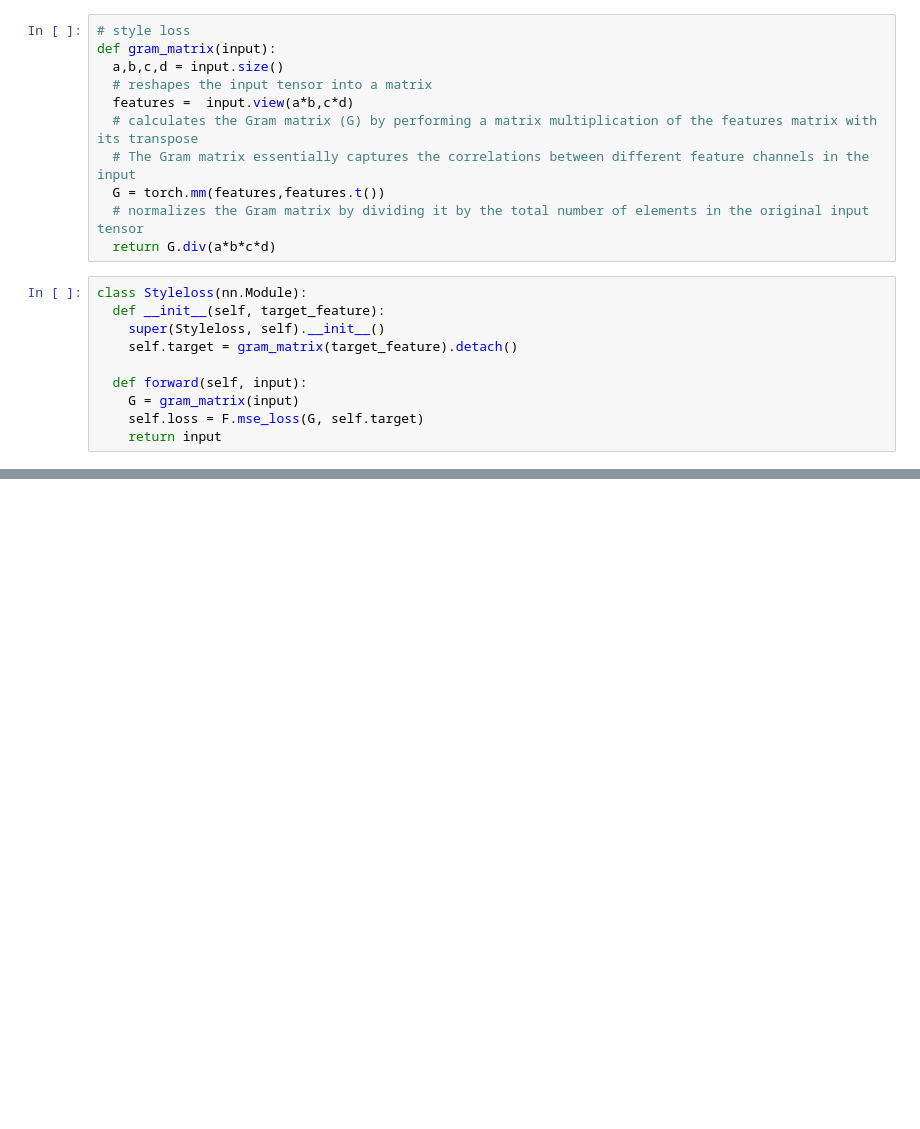
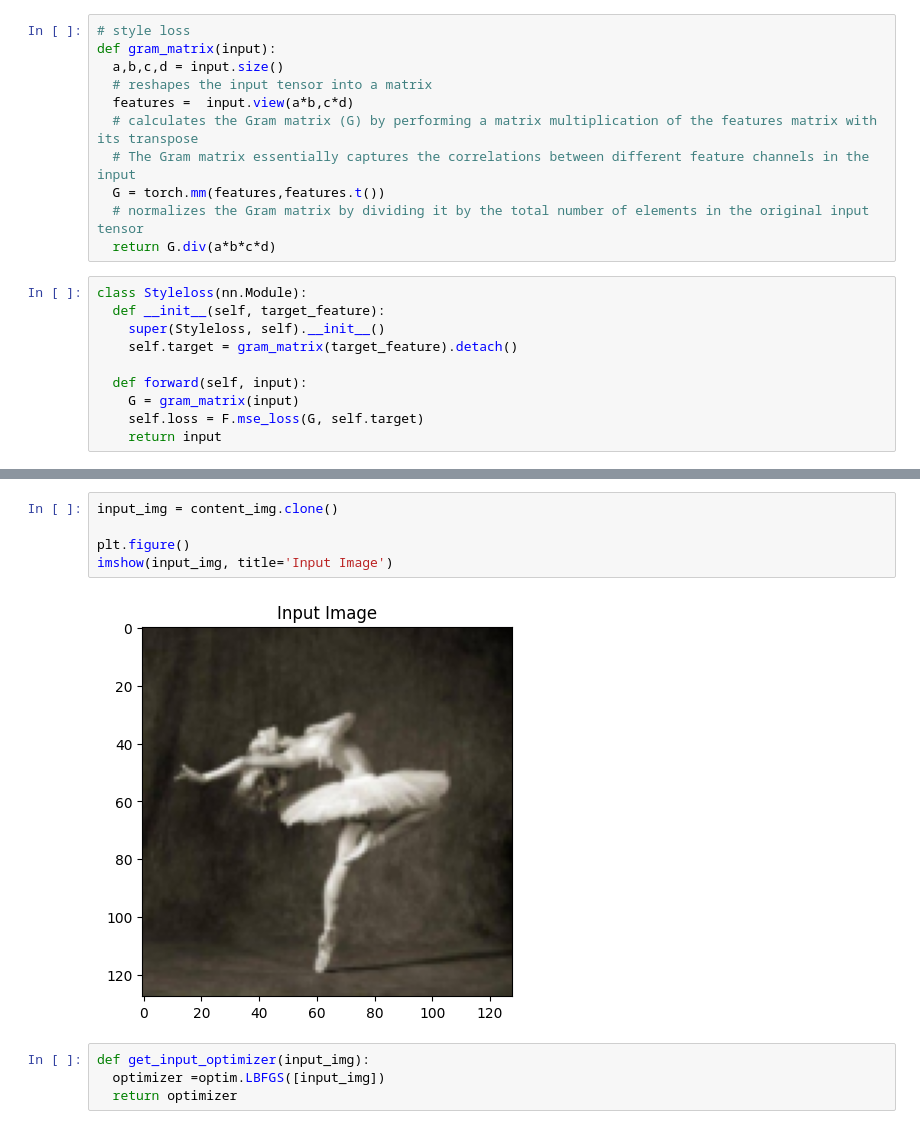
Before and after one commit to JoraYahong/neural-style-transfer, a Jupyter notebook: NeuralStyleTransfer.ipynb, the cells around one changed output, grey strips where cells are left out. Drawn from its saved outputs; the diff is of its cells as text; blank space fills up the shorter version.

```diff
--- a/NeuralStyleTransfer.ipynb
+++ b/NeuralStyleTransfer.ipynb
@@ -105,0 +192,11 @@ class Styleloss(nn.Module):
+# %%
+input_img = content_img.clone()
+
+plt.figure()
+imshow(input_img, title='Input Image')
+# %% [output]
+[figure, added]
+# %%
+def get_input_optimizer(input_img):
+  optimizer =optim.LBFGS([input_img])
+  return optimizer
```
Also changed, not shown: parts of 5 cells of this notebook.
